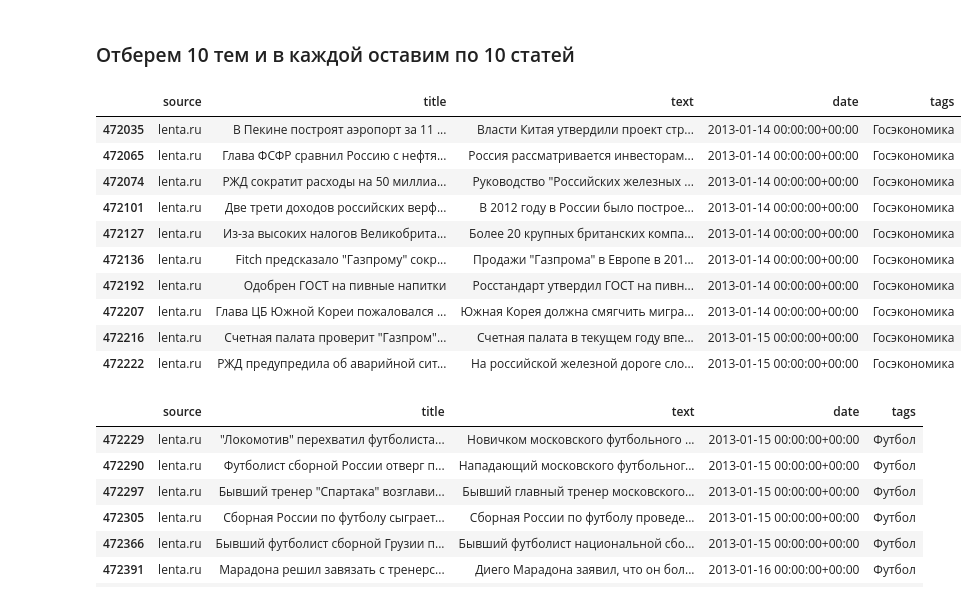
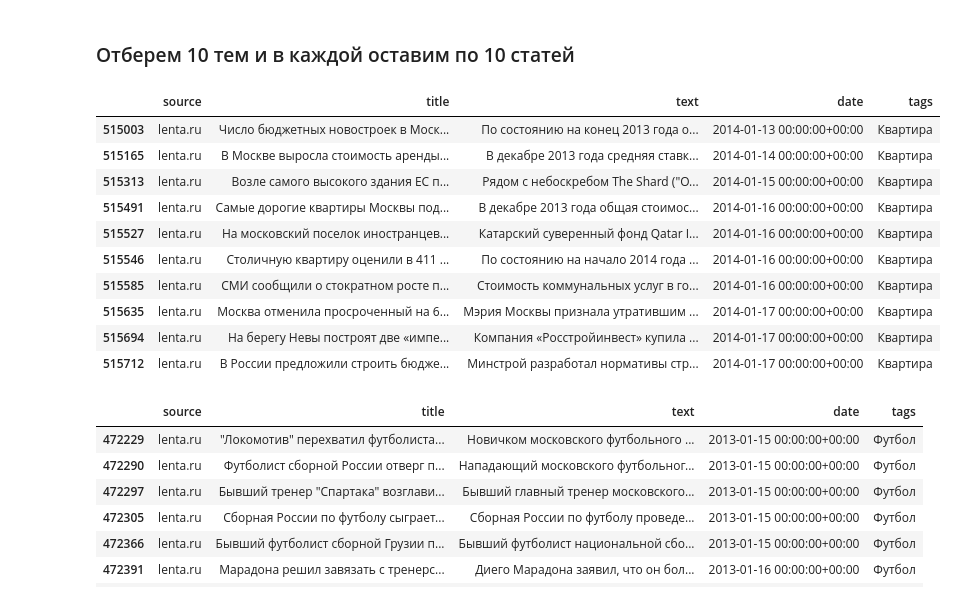
Before and after one commit to Daryadare/NLP-Text-Generation, a Jupyter notebook: NLP-proj.ipynb, the cells around one changed output. Saved outputs shown, nothing was run; the diff lists cells and outputs as text; code cells hidden in the pictures.

```diff
--- a/NLP-proj.ipynb
+++ b/NLP-proj.ipynb
@@ -62,8 +162,8 @@ Name: text, dtype: object
 # %% [markdown]
 ### Уберем из датасета строки с повторяющимися статьями
 # %%
-df_drop = df.drop_duplicates(subset=['text'])
-df_drop
+dfr_drop = df.drop_duplicates(subset=['text'])
+dfr_drop
 # %% [output]
 |  | source | title | text | date | tags |
 | 0 | lenta.ru | Синий богатырь | В 1930-е годы Советский Союз охва... | 2020-08-29 21:01:00+00:00 | Все |
@@ -121,18 +221,18 @@ Name: source, dtype: int64
 # %% [markdown]
 ### Отберем 10 тем и в каждой оставим по 10 статей
 # %%
-df_economy = df_drop[df_drop['tags'] == 'Госэкономика'][:10]
-df_economy
+df_flat = dfr_drop[dfr_drop['tags'] == 'Квартира'][:10]
+df_flat
 # %% [output]
 |  | source | title | text | date | tags |
-| 472035 | lenta.ru | В Пекине построят аэропорт за 11 ... | Власти Китая утвердили проект стр... | 2013-01-14 00:00:00+00:00 | Госэкономика |
-| 472065 | lenta.ru | Глава ФСФР сравнил Россию с нефтя... | Россия рассматривается инвесторам... | 2013-01-14 00:00:00+00:00 | Госэкономика |
-| 472074 | lenta.ru | РЖД сократит расходы на 50 миллиа... | Руководство "Российских железных ... | 2013-01-14 00:00:00+00:00 | Госэкономика |
-| 472101 | lenta.ru | Две трети доходов российских верф... | В 2012 году в России было построе... | 2013-01-14 00:00:00+00:00 | Госэкономика |
-| 472127 | lenta.ru | Из-за высоких налогов Великобрита... | Более 20 крупных британских компа... | 2013-01-14 00:00:00+00:00 | Госэкономика |
-| 472136 | lenta.ru | Fitch предсказало "Газпрому" сокр... | Продажи "Газпрома" в Европе в 201... | 2013-01-14 00:00:00+00:00 | Госэкономика |
-| 472192 | lenta.ru | Одобрен ГОСТ на пивные напитки | Росстандарт утвердил ГОСТ на пивн... | 2013-01-14 00:00:00+00:00 | Госэкономика |
-| 472207 | lenta.ru | Глава ЦБ Южной Кореи пожаловался ... | Южная Корея должна смягчить мигра... | 2013-01-14 00:00:00+00:00 | Госэкономика |
-| 472216 | lenta.ru | Счетная палата проверит "Газпром"... | Счетная палата в текущем году впе... | 2013-01-15 00:00:00+00:00 | Госэкономика |
-| 472222 | lenta.ru | РЖД предупредила об аварийной сит... | На российской железной дороге сло... | 2013-01-15 00:00:00+00:00 | Госэкономика |
+| 515003 | lenta.ru | Число бюджетных новостроек в Моск... | По состоянию на конец 2013 года о... | 2014-01-13 00:00:00+00:00 | Квартира |
+| 515165 | lenta.ru | В Москве выросла стоимость аренды... | В декабре 2013 года средняя ставк... | 2014-01-14 00:00:00+00:00 | Квартира |
+| 515313 | lenta.ru | Возле самого высокого здания ЕС п... | Рядом с небоскребом The Shard ("О... | 2014-01-15 00:00:00+00:00 | Квартира |
+| 515491 | lenta.ru | Самые дорогие квартиры Москвы под... | В декабре 2013 года общая стоимос... | 2014-01-16 00:00:00+00:00 | Квартира |
+| 515527 | lenta.ru | На московский поселок иностранцев... | Катарский суверенный фонд Qatar I... | 2014-01-16 00:00:00+00:00 | Квартира |
+| 515546 | lenta.ru | Столичную квартиру оценили в 411 ... | По состоянию на начало 2014 года ... | 2014-01-16 00:00:00+00:00 | Квартира |
+| 515585 | lenta.ru | СМИ сообщили о стократном росте п... | Стоимость коммунальных услуг в го... | 2014-01-16 00:00:00+00:00 | Квартира |
+| 515635 | lenta.ru | Москва отменила просроченный на 6... | Мэрия Москвы признала утратившим ... | 2014-01-17 00:00:00+00:00 | Квартира |
+| 515694 | lenta.ru | На берегу Невы построят две «импе... | Компания «Росстройинвест» купила ... | 2014-01-17 00:00:00+00:00 | Квартира |
+| 515712 | lenta.ru | В России предложили строить бюдже... | Минстрой разработал нормативы стр... | 2014-01-17 00:00:00+00:00 | Квартира |
 # %%
```
Also changed, not shown: parts of 42 cells of this notebook.
